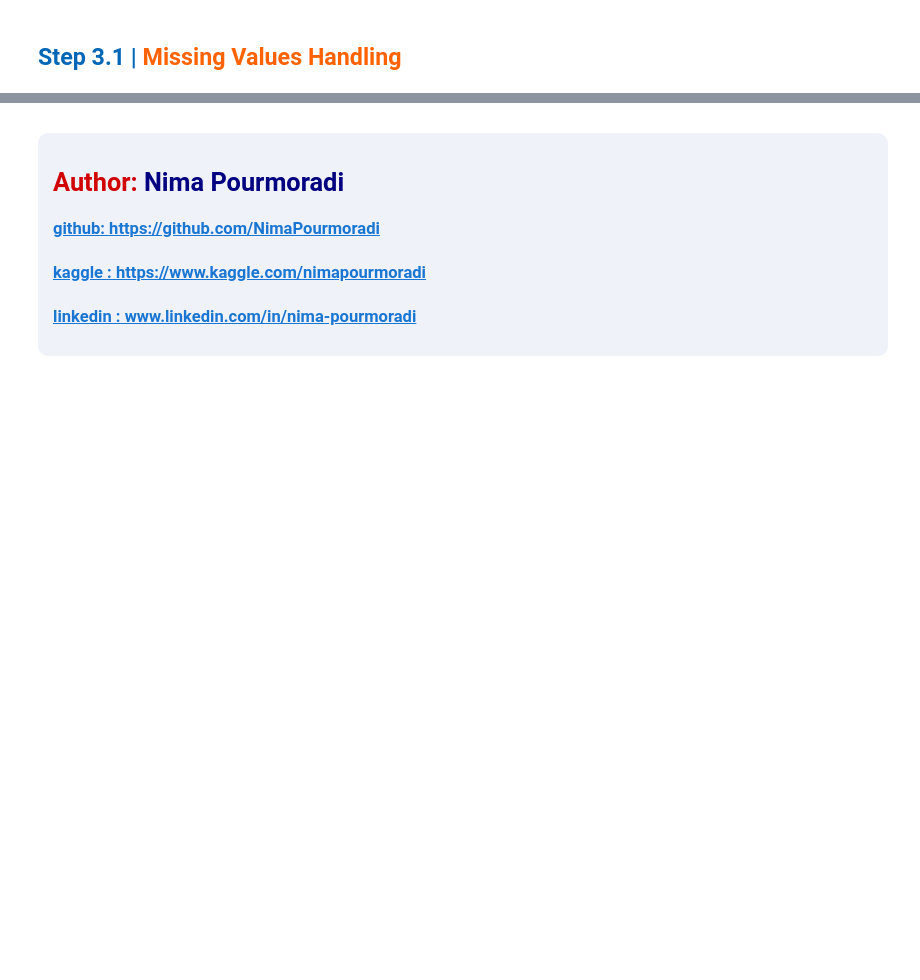
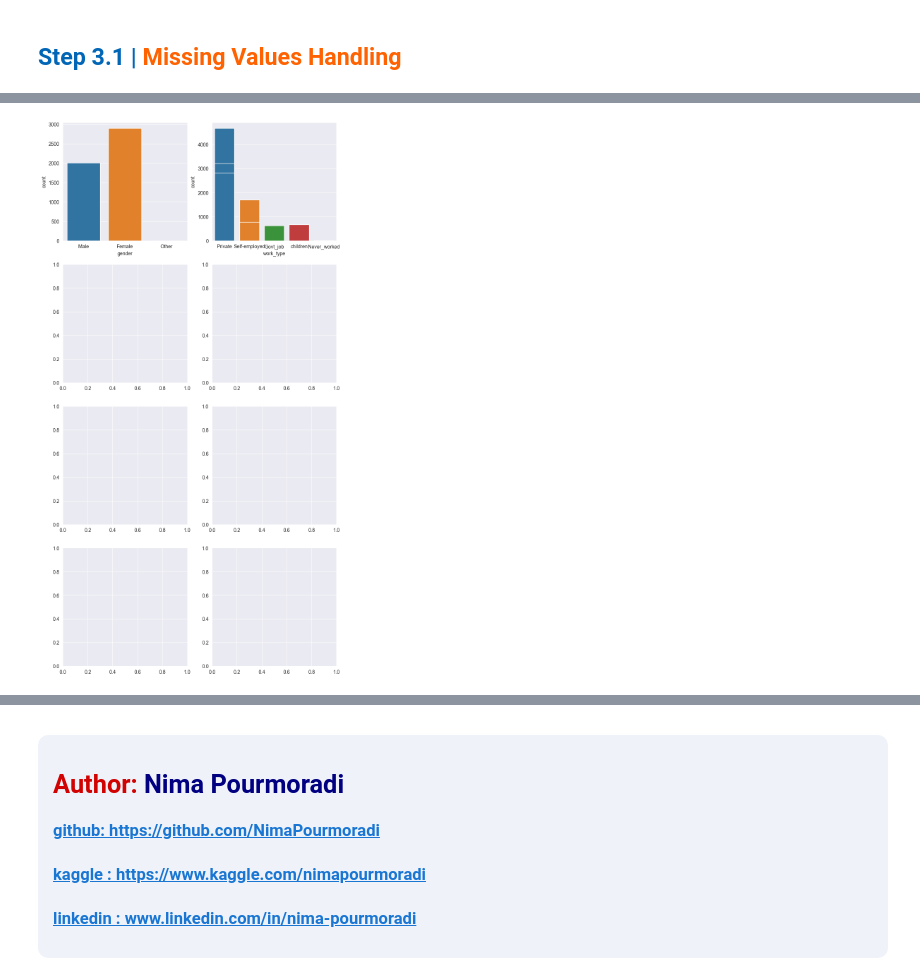
Before and after one commit to NimaPourmoradi/Healthcare_Dataset_Stroke_Data, a Jupyter notebook: Healthcare_Dataset_Stroke_Data.ipynb, the cells around one changed output, grey strips where cells are left out. Cells and saved outputs as stored; diff of their text form; code cells hidden in the pictures; blank space fills up the shorter version.

```diff
--- a/Healthcare_Dataset_Stroke_Data.ipynb
+++ b/Healthcare_Dataset_Stroke_Data.ipynb
@@ -164,0 +236,16 @@ round(data.describe(include='all'), 2)
+# %%
+i=0
+j=0
+fig, ax = plt.subplots(4, 2, figsize=(10, 20))
+# plt.subplots_adjust(hspace = 0.5)
+for cat_col in categorical_columns[:5]:
+    if j<2 :
+        # AX1
+        sns.countplot(x=cat_col, data=data, ax=ax[i, j])
+        j=+1
+    else :
+        i=+1
+        j=0
+        sns.countplot(x=cat_col, data=data, ax=ax[i, j])
+# %% [output]
+[figure, added]
```
Also changed, not shown: parts of 12 cells of this notebook.
